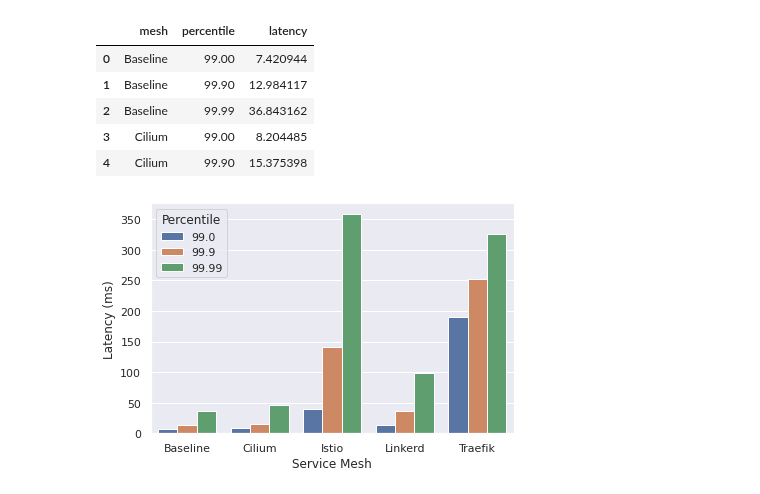
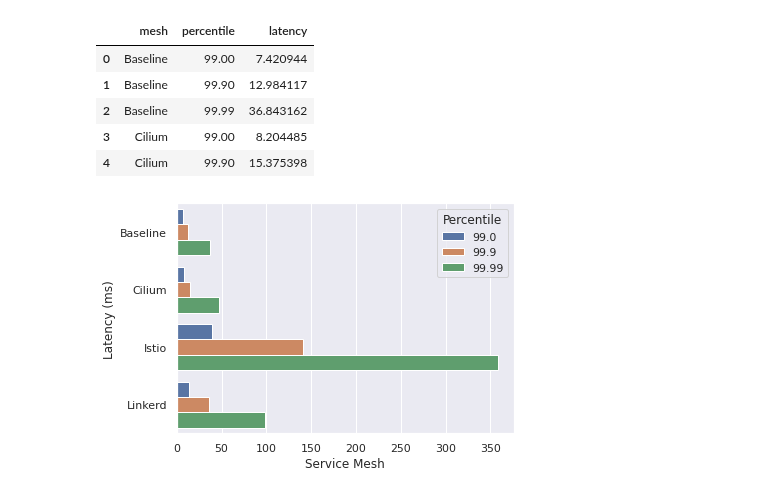
Before and after one commit to RichardBieringa/mesh-bench, a Jupyter notebook: viz/12_tail_latencies.ipynb, the cells around one changed output. Drawn from its saved outputs; the diff is of its cells as text; code cells hidden in the pictures.

```diff
--- a/viz/12_tail_latencies.ipynb
+++ b/viz/12_tail_latencies.ipynb
@@ -86,30 +86,30 @@ data.head()
 # %%
 """
 PLOT: Tail End Latencies
 """
 
 # Plotting
 file_name = f"{file_prefix}-tail-latencies.pdf"
 
 fig, ax = plt.subplots()
-ax = sns.barplot(data=data, x="mesh", y="latency", hue="percentile")
+ax = sns.barplot(data=data, y="mesh", x="latency", order=["Baseline", "Cilium", "Istio", "Linkerd"], hue="percentile")
 
 # Scaling
 # ax.set_xscale()
 # ax.set_yscale()
 
 # Limits
 # ax.set_xscale()
 # ax.set_yscale()
 
 # Labels
 ax.set_xlabel("Service Mesh")
 ax.set_ylabel("Latency (ms)")
 
 # ax.legend(labels=["p99", "p99.9", "p99.99"], title= "Percentiles")
 ax.legend(title= "Percentile")
 
 fig.tight_layout()
 fig.savefig(plot_dir / file_name)
 # %% [output]
-[figure, old version]
+[figure, new version]
```
Also changed, not shown: 13 other files.
